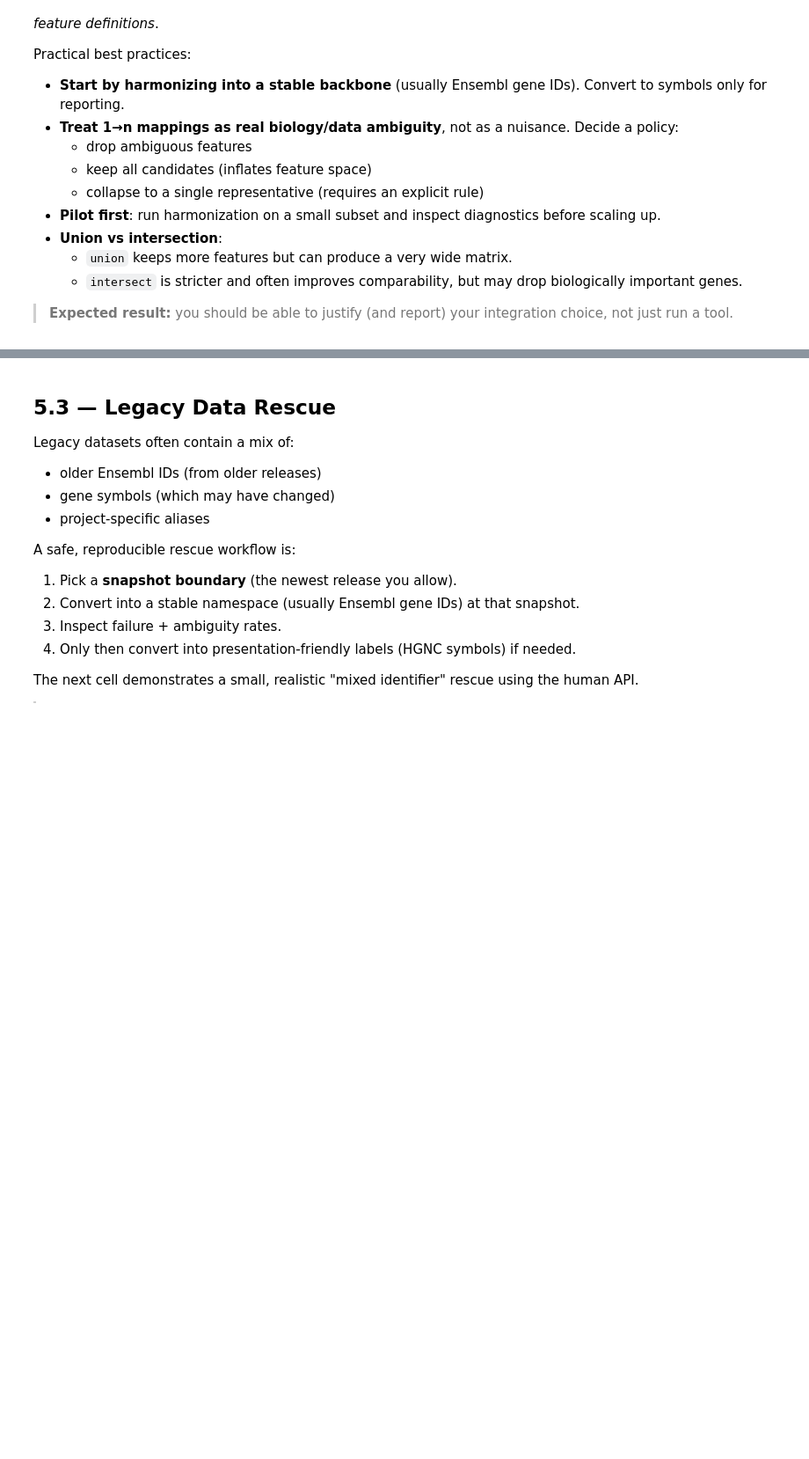
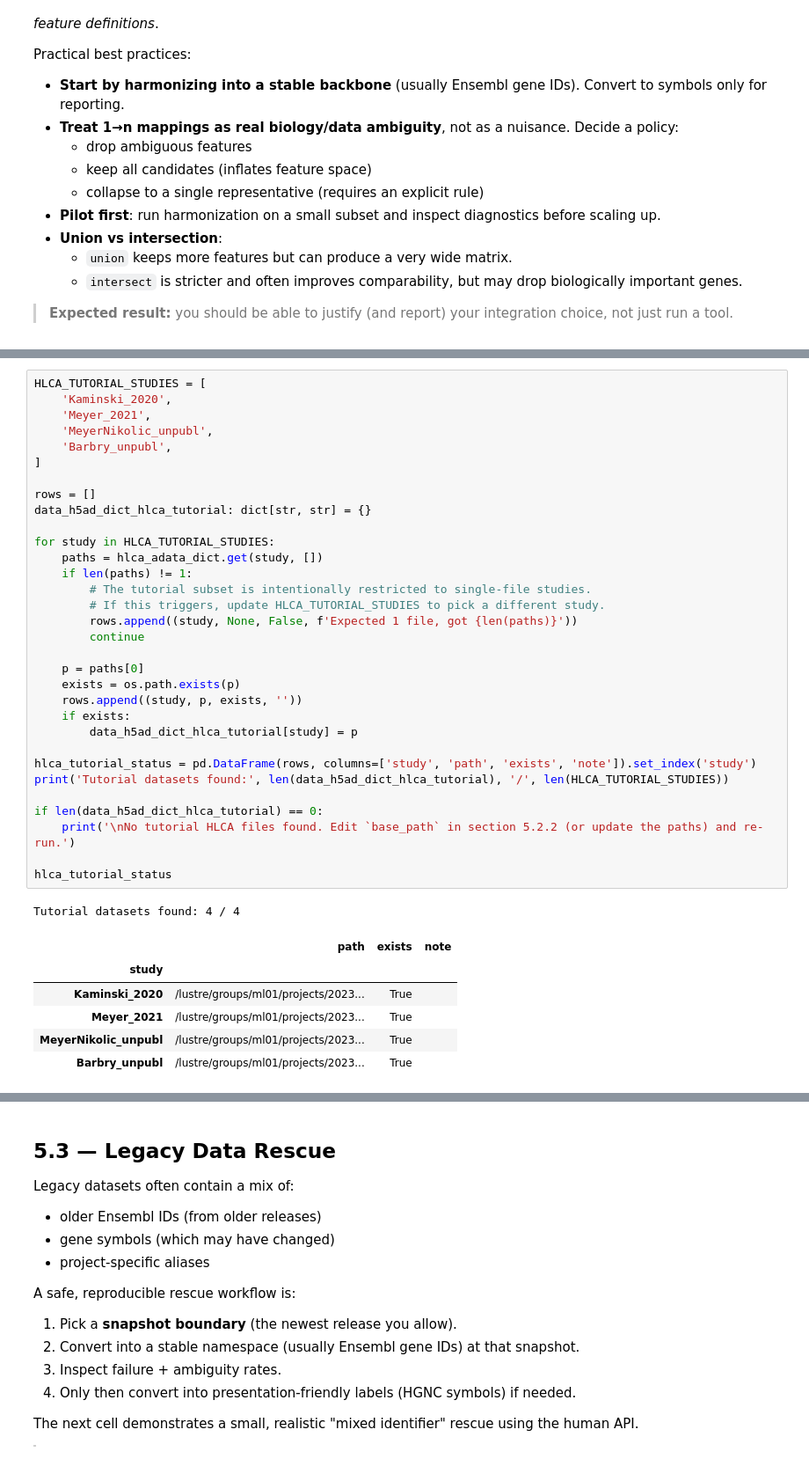
Before and after one commit to theislab/idtrack, a Jupyter notebook: docs/_notebooks/05_tutorial_harmonization.ipynb, the cells around one changed output, grey strips where cells are left out. Shown at 88% size. Drawn from its saved outputs; the diff is of its cells as text; blank space fills up the shorter version.

```diff
--- a/docs/_notebooks/05_tutorial_harmonization.ipynb
+++ b/docs/_notebooks/05_tutorial_harmonization.ipynb
@@ -196 +290,41 @@ else:
+# %%
+HLCA_TUTORIAL_STUDIES = [
+    'Kaminski_2020',
+    'Meyer_2021',
+    'MeyerNikolic_unpubl',
+    'Barbry_unpubl',
+]
+
+rows = []
+data_h5ad_dict_hlca_tutorial: dict[str, str] = {}
+
+for study in HLCA_TUTORIAL_STUDIES:
+    paths = hlca_adata_dict.get(study, [])
+    if len(paths) != 1:
+        # The tutorial subset is intentionally restricted to single-file studies.
+        # If this triggers, update HLCA_TUTORIAL_STUDIES to pick a different study.
+        rows.append((study, None, False, f'Expected 1 file, got {len(paths)}'))
+        continue
+
+    p = paths[0]
+    exists = os.path.exists(p)
+    rows.append((study, p, exists, ''))
+    if exists:
+        data_h5ad_dict_hlca_tutorial[study] = p
+
+hlca_tutorial_status = pd.DataFrame(rows, columns=['study', 'path', 'exists', 'note']).set_index('study')
+print('Tutorial datasets found:', len(data_h5ad_dict_hlca_tutorial), '/', len(HLCA_TUTORIAL_STUDIES))
+
+if len(data_h5ad_dict_hlca_tutorial) == 0:
+    print('\nNo tutorial HLCA files found. Edit `base_path` in section 5.2.2 (or update the paths) and re-run.')
+
+hlca_tutorial_status
+# %% [output]
+Tutorial datasets found: 4 / 4
+|  | path | exists | note |
+| study |  |  |  |
+| Kaminski_2020 | /lustre/groups/ml01/projects/2023... | True |  |
+| Meyer_2021 | /lustre/groups/ml01/projects/2023... | True |  |
+| MeyerNikolic_unpubl | /lustre/groups/ml01/projects/2023... | True |  |
+| Barbry_unpubl | /lustre/groups/ml01/projects/2023... | True |  |
 # %% [markdown]
```
Also changed, not shown: parts of 40 cells of this notebook, 27 other files.
